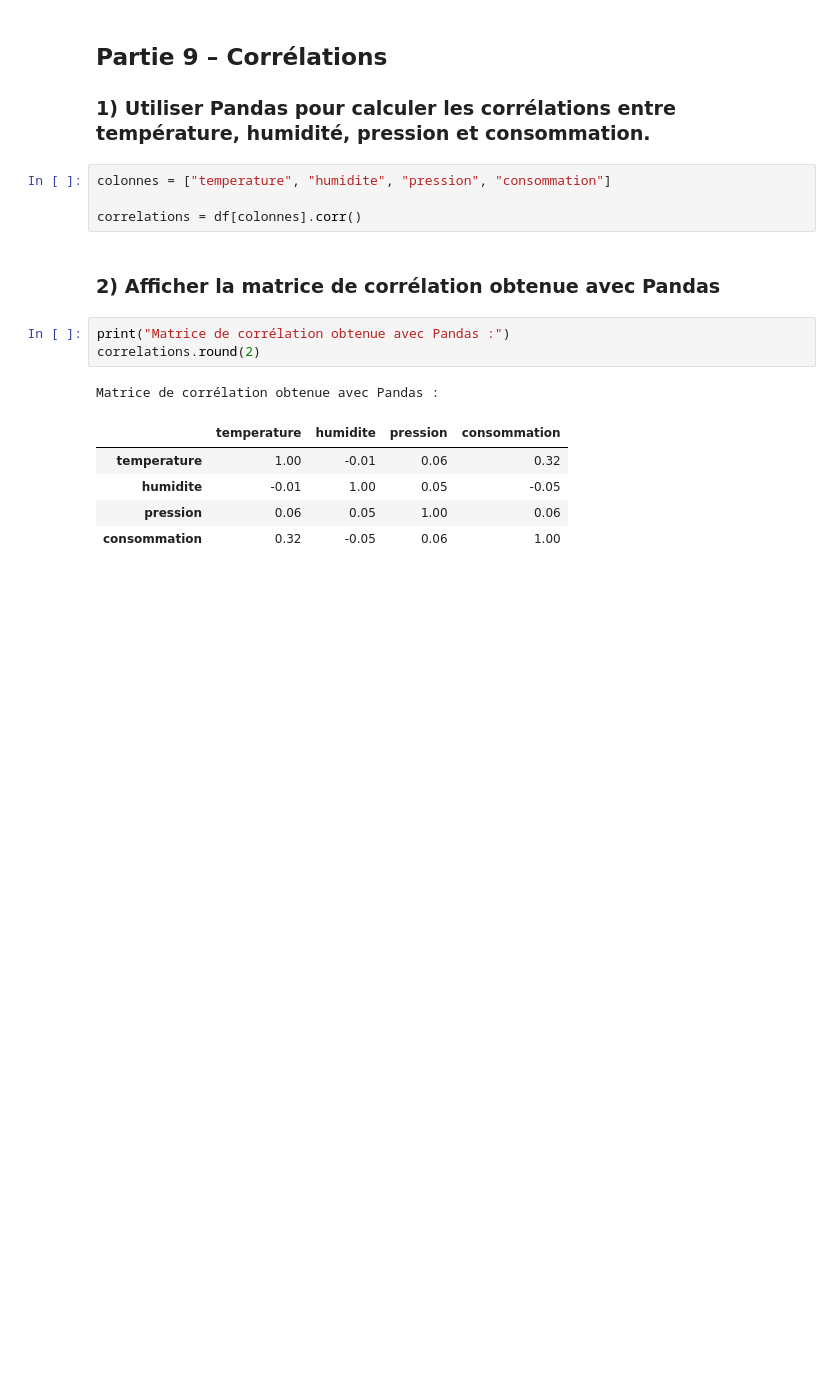
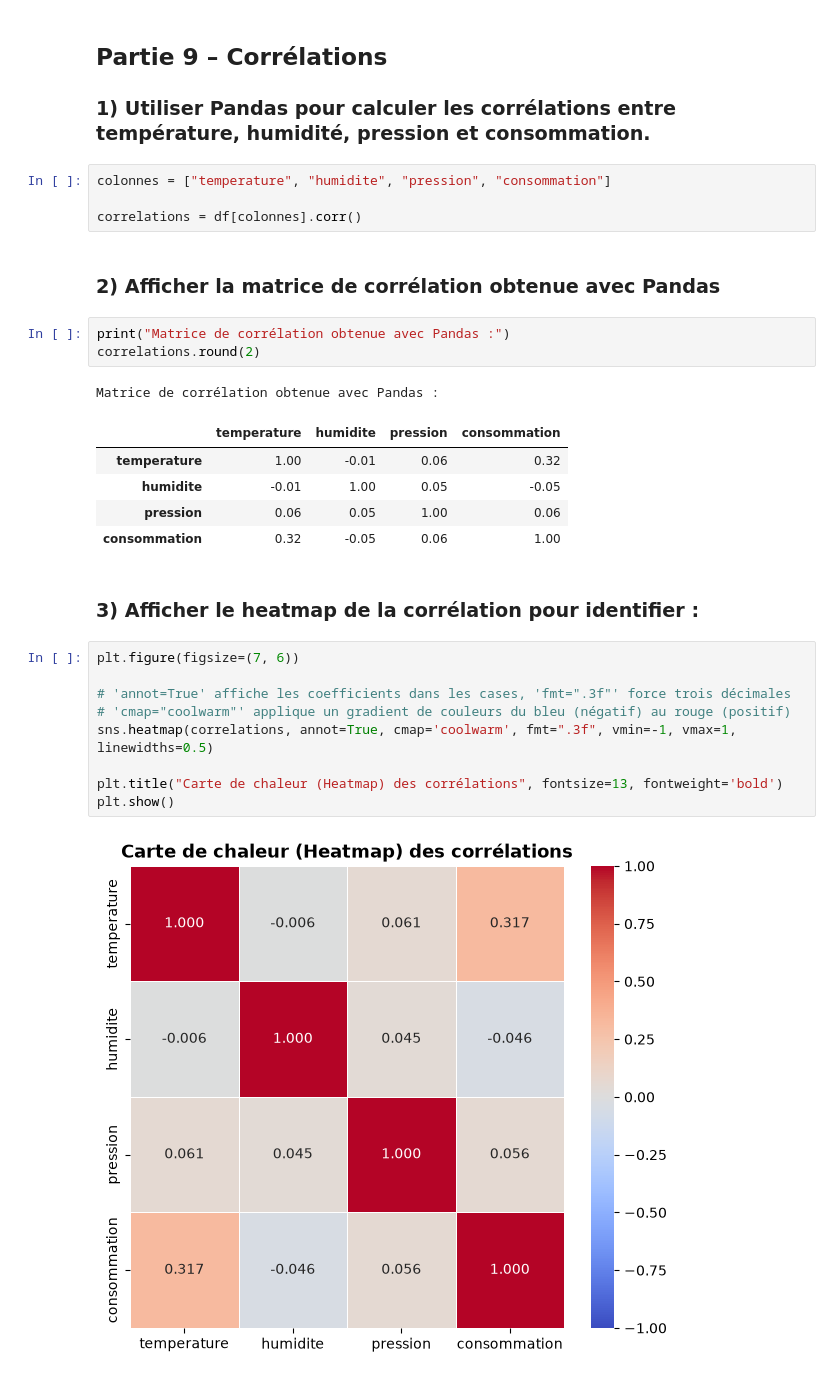
Before and after one commit to DIOPBARHAM/atelier_seaborn_iot, a Jupyter notebook: notebooks/atelier_seaborn_iot.ipynb, the cells around one changed output. Cells and saved outputs as stored; diff of their text form; blank space fills up the shorter version.

Commit message:
3) Afficher le heatmap de la corrélation pour identifier : a) les corrélations positives b) les corrélations négatives c) les corrélations proches de zéro d) les variables qui semblent fortement liées

```diff
--- a/notebooks/atelier_seaborn_iot.ipynb
+++ b/notebooks/atelier_seaborn_iot.ipynb
@@ -399,3 +399,16 @@ Matrice de corrélation obtenue avec Pandas :
 | humidite | -0.01 | 1.00 | 0.05 | -0.05 |
 | pression | 0.06 | 0.05 | 1.00 | 0.06 |
 | consommation | 0.32 | -0.05 | 0.06 | 1.00 |
+# %% [markdown]
+### 3) Afficher le heatmap de la corrélation pour identifier :
+# %%
+plt.figure(figsize=(7, 6))
+
+# 'annot=True' affiche les coefficients dans les cases, 'fmt=".3f"' force trois décimales
+# 'cmap="coolwarm"' applique un gradient de couleurs du bleu (négatif) au rouge (positif)
+sns.heatmap(correlations, annot=True, cmap='coolwarm', fmt=".3f", vmin=-1, vmax=1, linewidths=0.5)
+
+plt.title("Carte de chaleur (Heatmap) des corrélations", fontsize=13, fontweight='bold')
+plt.show()
+# %% [output]
+[figure, added]
```
Also changed, not shown: parts of 1 cell of this notebook.
